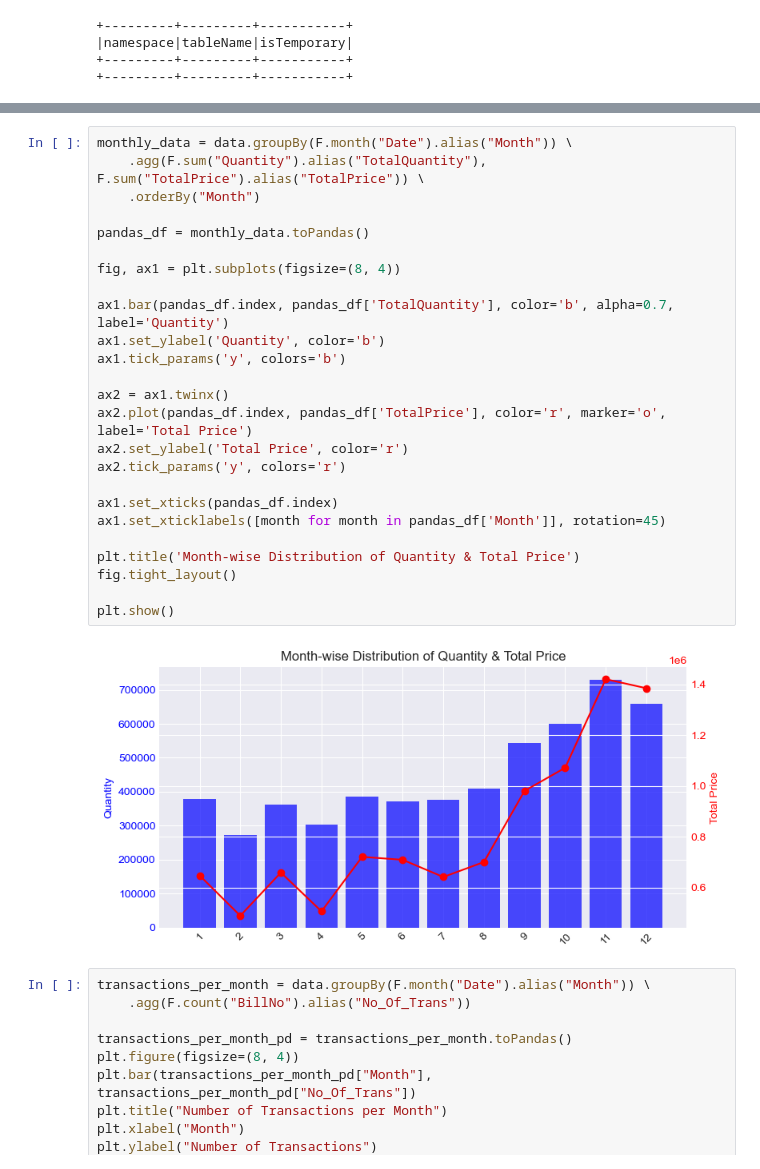
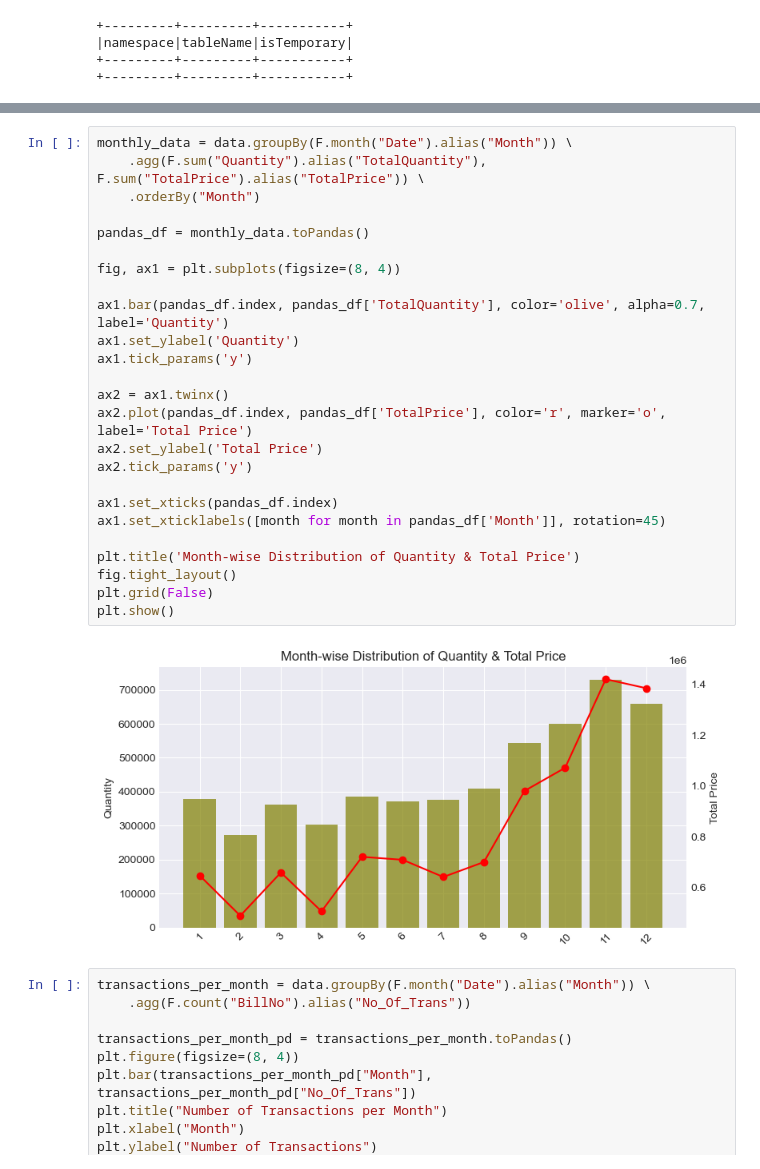
Before and after one commit to Vidya023/Data-science-projects, a Jupyter notebook: Market_basket_analysis_apriori_pyspark.ipynb, the cells around one changed output, grey strips where cells are left out. Drawn from its saved outputs; the diff is of its cells as text.

```diff
--- a/Project3.ipynb
+++ b/Market_basket_analysis_apriori_pyspark.ipynb
@@ -374,30 +374,30 @@ only showing top 10 rows
 # %%
 monthly_data = data.groupBy(F.month("Date").alias("Month")) \
     .agg(F.sum("Quantity").alias("TotalQuantity"), F.sum("TotalPrice").alias("TotalPrice")) \
     .orderBy("Month")
 
 pandas_df = monthly_data.toPandas()
 
 fig, ax1 = plt.subplots(figsize=(8, 4))
 
-ax1.bar(pandas_df.index, pandas_df['TotalQuantity'], color='b', alpha=0.7, label='Quantity')
-ax1.set_ylabel('Quantity', color='b')
-ax1.tick_params('y', colors='b')
+ax1.bar(pandas_df.index, pandas_df['TotalQuantity'], color='olive', alpha=0.7, label='Quantity')
+ax1.set_ylabel('Quantity')
+ax1.tick_params('y')
 
 ax2 = ax1.twinx()
 ax2.plot(pandas_df.index, pandas_df['TotalPrice'], color='r', marker='o', label='Total Price')
-ax2.set_ylabel('Total Price', color='r')
-ax2.tick_params('y', colors='r')
+ax2.set_ylabel('Total Price')
+ax2.tick_params('y')
 
 ax1.set_xticks(pandas_df.index)
 ax1.set_xticklabels([month for month in pandas_df['Month']], rotation=45)
 
 plt.title('Month-wise Distribution of Quantity & Total Price')
 fig.tight_layout()
-
+plt.grid(False)
 plt.show()
 # %% [output]
-[figure, old version]
+[figure, new version]
 # %%
 transactions_per_month = data.groupBy(F.month("Date").alias("Month")) \
     .agg(F.count("BillNo").alias("No_Of_Trans"))
```
Also changed, not shown: 8 other files.
